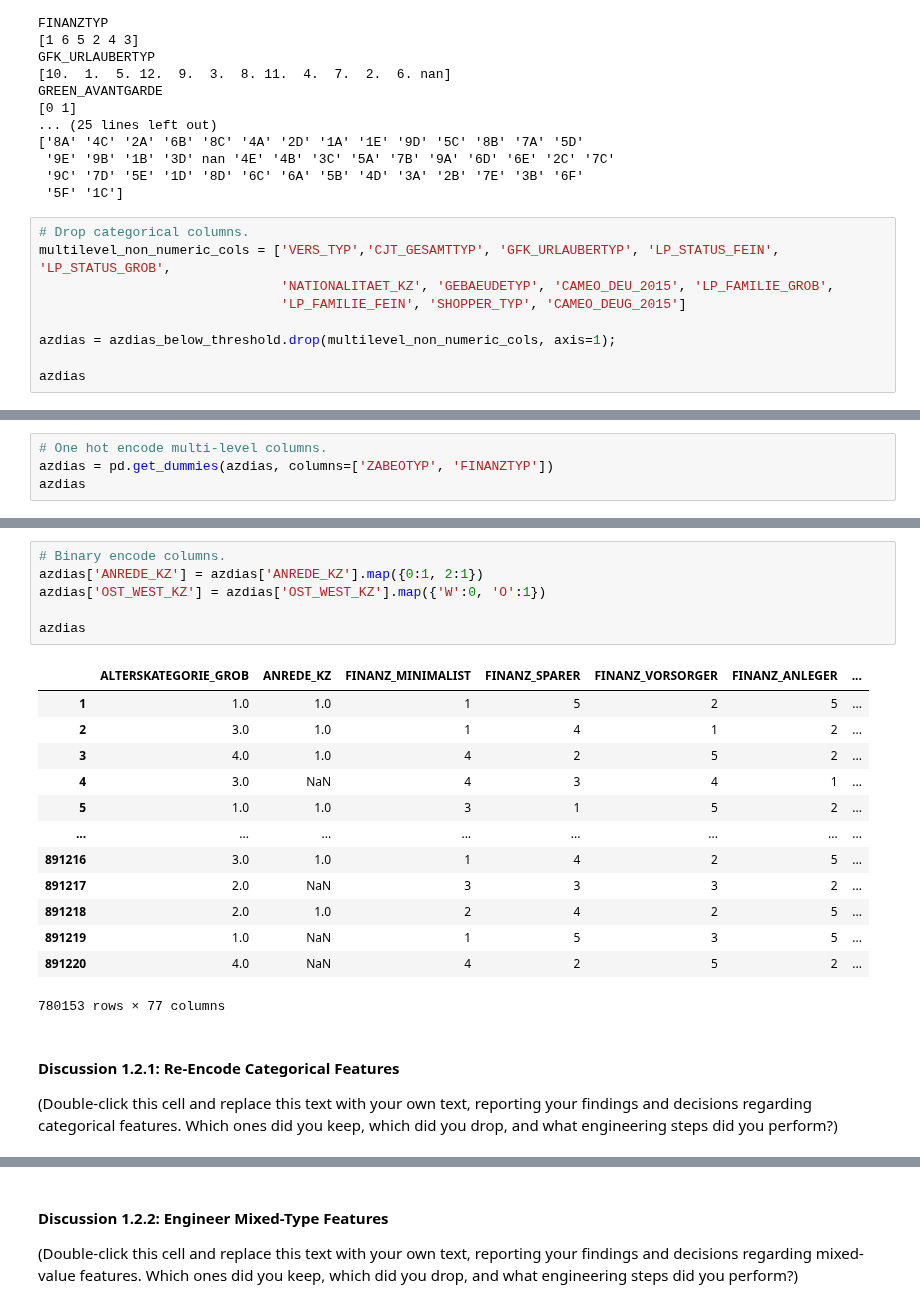
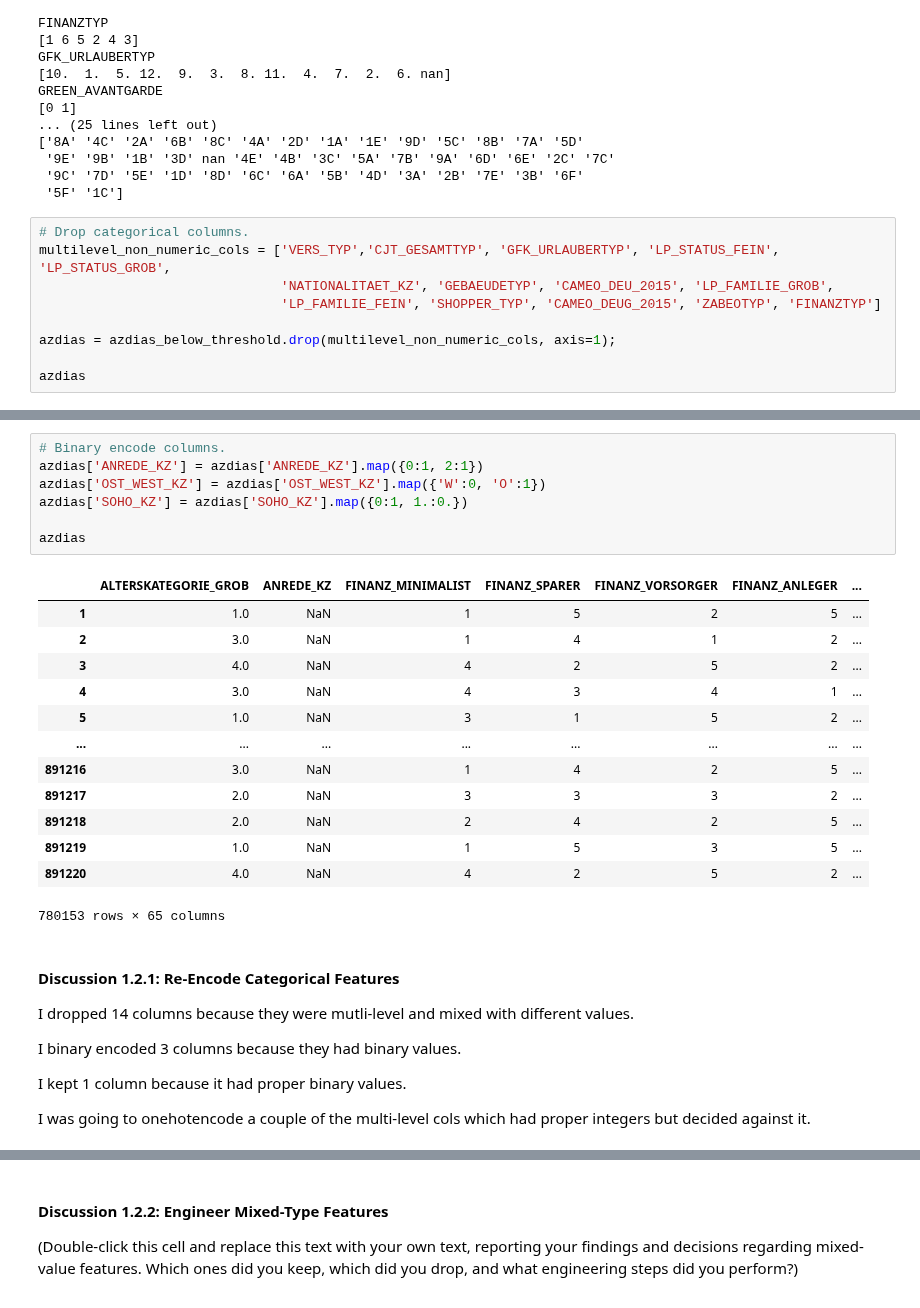
Before and after one commit to paulgureghian/Python_Notebooks, a Jupyter notebook: Create_Cust_Segments/Identify_Cust_Segments/identify_cust_segments.ipynb, the cells around one changed output, grey strips where cells are left out. Saved outputs shown, nothing was run; the diff lists cells and outputs as text.

```diff
--- a/Create_Cust_Segments/Identify_Cust_Segments/identify_cust_segments.ipynb
+++ b/Create_Cust_Segments/Identify_Cust_Segments/identify_cust_segments.ipynb
@@ -656,7 +619,7 @@ GREEN_AVANTGARDE
 # Drop categorical columns.
 multilevel_non_numeric_cols = ['VERS_TYP','CJT_GESAMTTYP', 'GFK_URLAUBERTYP', 'LP_STATUS_FEIN', 'LP_STATUS_GROB',
                                'NATIONALITAET_KZ', 'GEBAEUDETYP', 'CAMEO_DEU_2015', 'LP_FAMILIE_GROB',
-                               'LP_FAMILIE_FEIN', 'SHOPPER_TYP', 'CAMEO_DEUG_2015']
+                               'LP_FAMILIE_FEIN', 'SHOPPER_TYP', 'CAMEO_DEUG_2015', 'ZABEOTYP', 'FINANZTYP']
 
 azdias = azdias_below_threshold.drop(multilevel_non_numeric_cols, axis=1);
 
@@ -678,4 +640,0 @@ azdias
-# %%
-# One hot encode multi-level columns.
-azdias = pd.get_dummies(azdias, columns=['ZABEOTYP', 'FINANZTYP'])
-azdias
@@ -696,27 +641,34 @@ azdias
 # %%
 # Binary encode columns.
 azdias['ANREDE_KZ'] = azdias['ANREDE_KZ'].map({0:1, 2:1})
 azdias['OST_WEST_KZ'] = azdias['OST_WEST_KZ'].map({'W':0, 'O':1})
+azdias['SOHO_KZ'] = azdias['SOHO_KZ'].map({0:1, 1.:0.})
 
 azdias
 # %% [output]
 |  | ALTERSKATEGORIE_GROB | ANREDE_KZ | FINANZ_MINIMALIST | FINANZ_SPARER | FINANZ_VORSORGER | FINANZ_ANLEGER | ... |
-| 1 | 1.0 | 1.0 | 1 | 5 | 2 | 5 | ... |
-| 2 | 3.0 | 1.0 | 1 | 4 | 1 | 2 | ... |
-| 3 | 4.0 | 1.0 | 4 | 2 | 5 | 2 | ... |
+| 1 | 1.0 | NaN | 1 | 5 | 2 | 5 | ... |
+| 2 | 3.0 | NaN | 1 | 4 | 1 | 2 | ... |
+| 3 | 4.0 | NaN | 4 | 2 | 5 | 2 | ... |
 | 4 | 3.0 | NaN | 4 | 3 | 4 | 1 | ... |
-| 5 | 1.0 | 1.0 | 3 | 1 | 5 | 2 | ... |
+| 5 | 1.0 | NaN | 3 | 1 | 5 | 2 | ... |
 | ... | ... | ... | ... | ... | ... | ... | ... |
-| 891216 | 3.0 | 1.0 | 1 | 4 | 2 | 5 | ... |
+| 891216 | 3.0 | NaN | 1 | 4 | 2 | 5 | ... |
 | 891217 | 2.0 | NaN | 3 | 3 | 3 | 2 | ... |
-| 891218 | 2.0 | 1.0 | 2 | 4 | 2 | 5 | ... |
+| 891218 | 2.0 | NaN | 2 | 4 | 2 | 5 | ... |
 | 891219 | 1.0 | NaN | 1 | 5 | 3 | 5 | ... |
 | 891220 | 4.0 | NaN | 4 | 2 | 5 | 2 | ... |
-780153 rows × 77 columns
+780153 rows × 65 columns
-# %% [markdown]
-#### Discussion 1.2.1: Re-Encode Categorical Features
-
-(Double-click this cell and replace this text with your own text, reporting your findings and decisions regarding categorical features. Which ones did you keep, which did you drop, and what engineering steps did you perform?)
+# %% [markdown]
+#### Discussion 1.2.1: Re-Encode Categorical Features
+
+I dropped 14 columns because they were mutli-level and mixed with different values.
+
+I binary encoded 3 columns because they had binary values.
+
+I kept 1 column because it had proper binary values.
+
+I was going to onehotencode a couple of the multi-level cols which had proper integers but decided against it.
 # %% [markdown]
 #### Step 1.2.2: Engineer Mixed-Type Features
 
```
Also changed, not shown: parts of 13 cells of this notebook.
